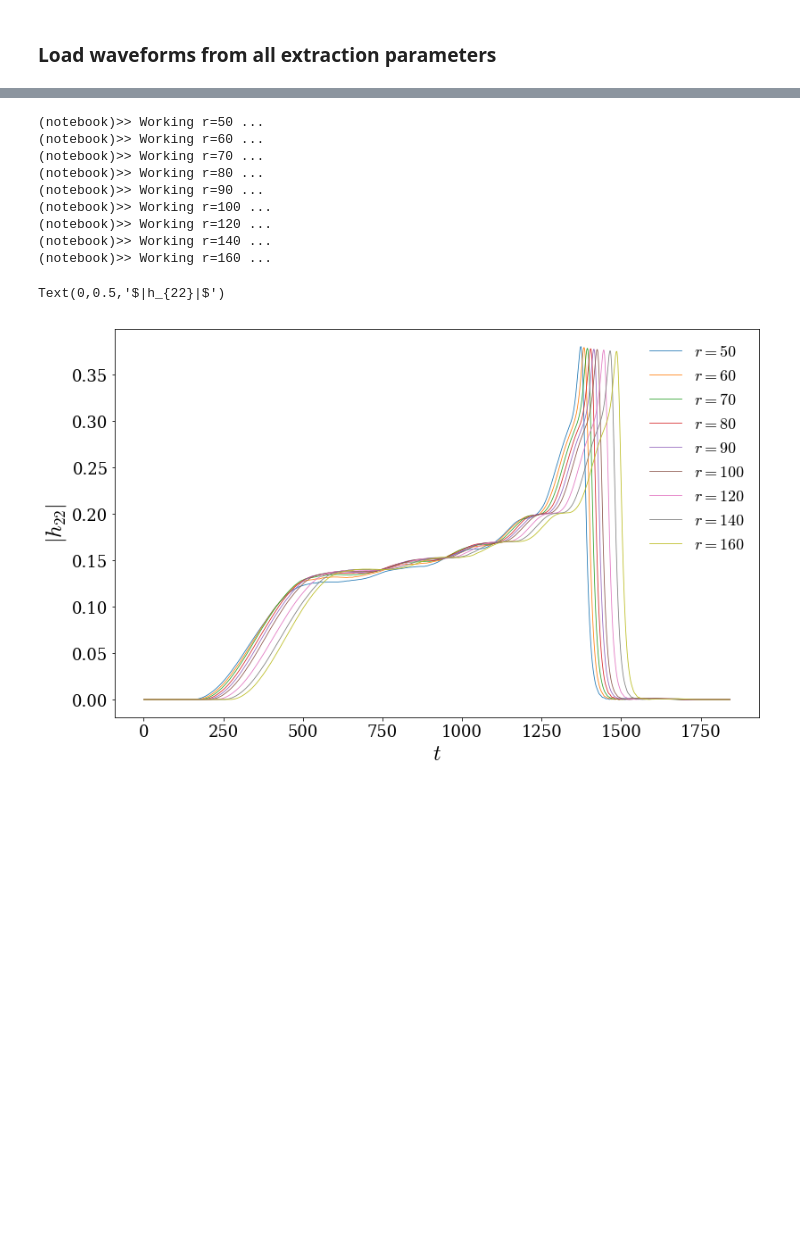
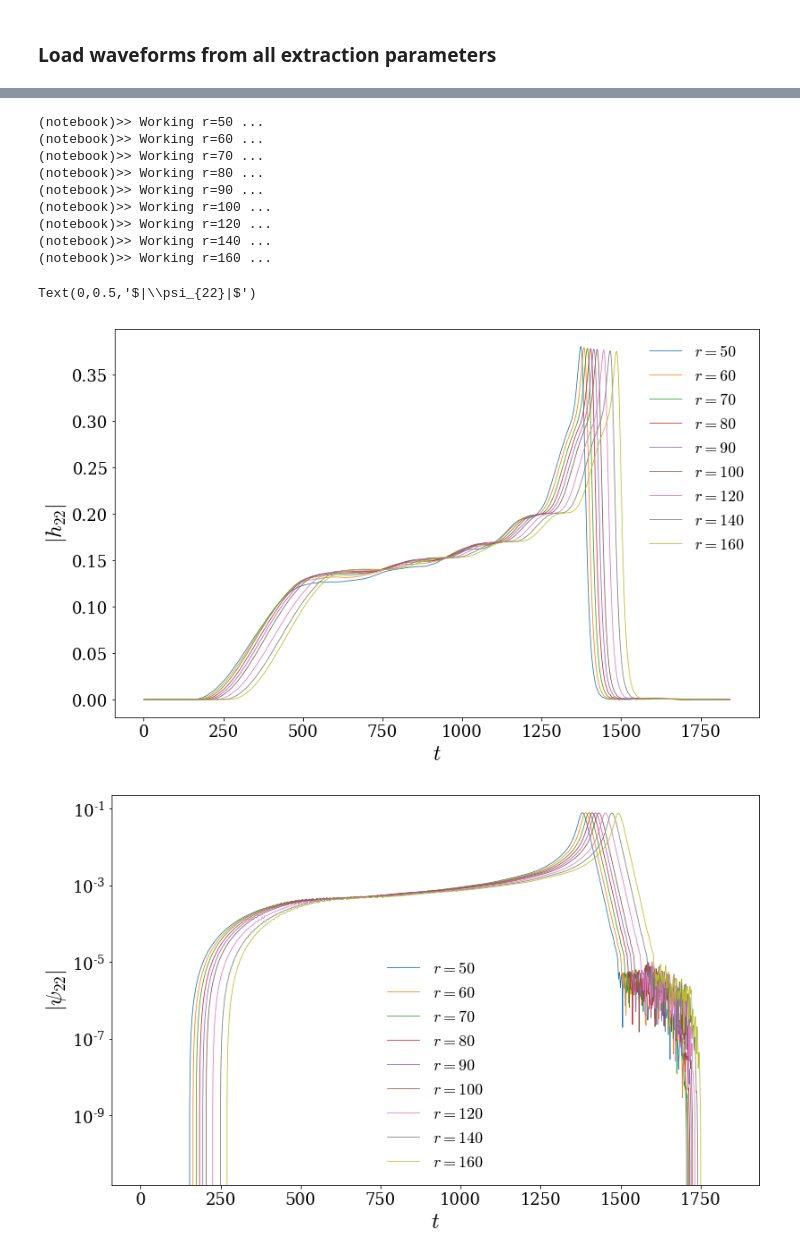
Before and after one commit to llondon6/nrutils_dev, a Jupyter notebook: examples/example_working_with_extraction_radii.ipynb, the cells around one changed output, grey strips where cells are left out. Saved outputs shown, nothing was run; the diff lists cells and outputs as text; code cells hidden in the pictures; blank space fills up the shorter version.

Commit message:
updating example notebook for extraction radii

```diff
--- a/examples/example_working_with_extraction_radii.ipynb
+++ b/examples/example_working_with_extraction_radii.ipynb
@@ -96,32 +96,51 @@ for EXTRACTION_PAR in extraction_parameters:
 # %%
 figure(figsize=2*figaspect(0.618))
 
 l,m = 2,2
 
 for yr in y:
     # let's plot the data in the raw waveform array
     t,yp,yc = yr[l,m]['strain'].wfarr.T
     r = yr.__r__(yr.extraction_parameter)
     alert('Working r=%i ...'%r)
     # amplitude data also lives in yr[2,2]['strain'].amp
     amp = sqrt( yp**2 + yc**2 )
     plot( t,amp, label='$r=%i$'%r )
 
 legend()
 xlabel('$t$')
 ylabel('$|h_{%i%i}|$'%(l,m))
+
+
+figure(figsize=2*figaspect(0.618))
+
+l,m = 2,2
+
+for yr in y:
+    # let's plot the data in the raw waveform array
+    t,yp,yc = yr[l,m]['psi4'].wfarr.T
+    r = yr.__r__(yr.extraction_parameter)
+    # amplitude data also lives in yr[2,2]['strain'].amp
+    amp = sqrt( yp**2 + yc**2 )
+    plot( t,amp, label='$r=%i$'%r )
+
+legend()
+xlabel('$t$')
+yscale('log')
+ylabel('$|\\psi_{%i%i}|$'%(l,m))
 # %% [output]
 (notebook)>> Working r=50 ...
 (notebook)>> Working r=60 ...
 (notebook)>> Working r=70 ...
 (notebook)>> Working r=80 ...
 (notebook)>> Working r=90 ...
 (notebook)>> Working r=100 ...
 (notebook)>> Working r=120 ...
 (notebook)>> Working r=140 ...
 (notebook)>> Working r=160 ...
-Text(0,0.5,'$|h_{22}|$')
+Text(0,0.5,'$|\\psi_{22}|$')
 [figure]
+[figure, added]
 # %%
 figure(figsize=2*figaspect(0.618))
 
```
Also changed, not shown: parts of 4 cells of this notebook.
